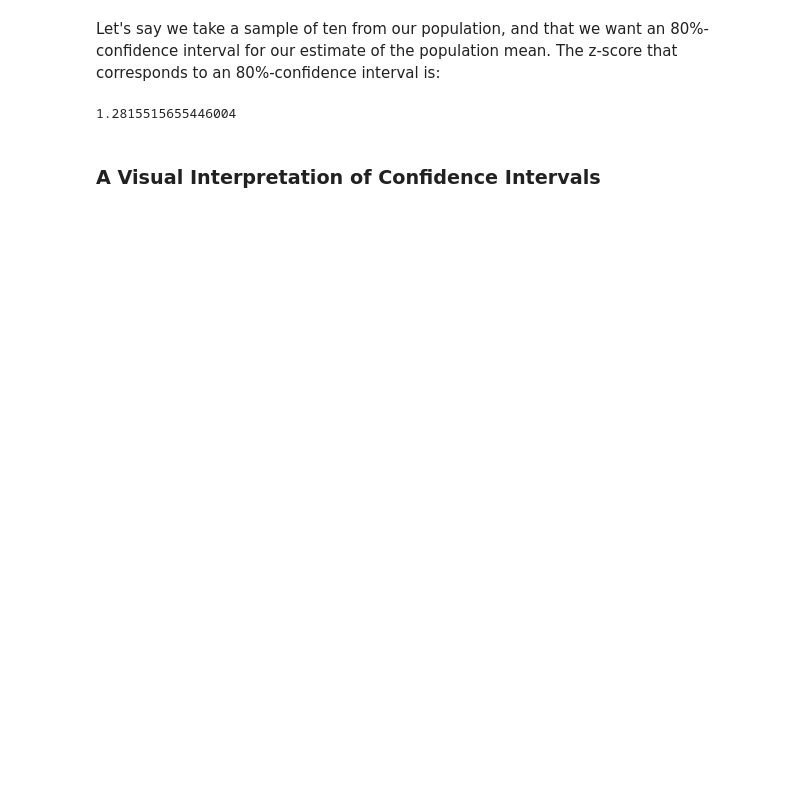
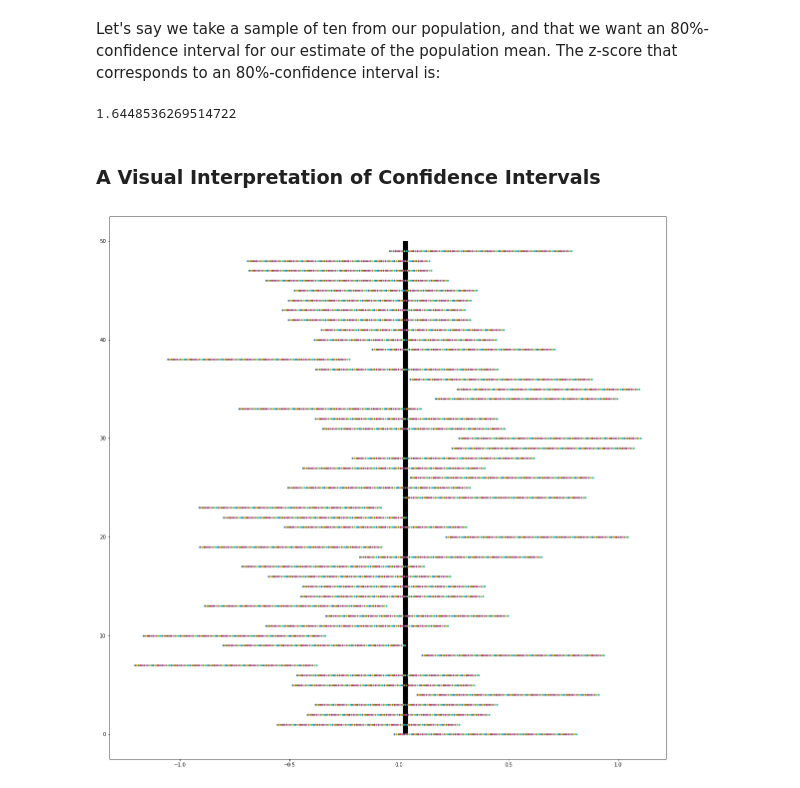
Before and after one commit to as6140/CLT-and-CIs-ds-040119, a Jupyter notebook: sampling_the_clt_and_confidence_intervals.ipynb, the cells around one changed output. Saved outputs shown, nothing was run; the diff lists cells and outputs as text; code cells hidden in the pictures; blank space fills up the shorter version.

Commit message:
add confidence interval lecture updates

```diff
--- a/sampling_the_clt_and_confidence_intervals.ipynb
+++ b/sampling_the_clt_and_confidence_intervals.ipynb
@@ -182,9 +193,18 @@ pop = set(stats.norm.rvs(size=1000))
 # %% [markdown]
 Let's say we take a sample of ten from our population, and that we want an 80%-confidence interval for our estimate of the population mean. The z-score that corresponds to an 80%-confidence interval is:
-# %%
-conf = stats.norm.ppf(0.9) # Why 0.9 here?
-conf
-# %% [output]
-1.2815515655446004
+# %%
+
+conf = stats.norm.ppf(0.95) # Why 0.9 here? BECAUSE WE WANT A TWO-TAILED TEST,
+                            # so WE WANT 10% Excluded on the right,
+                                # and 10% excluded on the left
+conf #REPRESENTS z-Score
+
+#80% CI -> conf = stats.norm.ppf(0.90) ##since we want 10% left out on each side of interval
+#90% CI -> conf = stats.norm.ppf(0.95) #since we want 5% left out on each side of interval
+#95% CI -> conf = stats.norm.ppf(0.975) #since we want 2.5% left out on each side of interval
+                        #the number used here is indicative of what to leave out of 1 tail,
+                        #but will later be applied to both our x_min & x_max interval calculation
+# %% [output]
+1.6448536269514722
 # %% [markdown]
 ### A Visual Interpretation of Confidence Intervals
@@ -192,0 +211,17 @@ conf
+# %%
+# Plotting CIs
+
+intervals = []
+for j in range(50): #number of intervals
+    sample = random.sample(pop, 10) #sample size = 10
+    step = np.std(list(pop)) / np.sqrt(10) #standard error
+    x_min = np.mean(sample) - step * conf #left endpoint of interval
+    x_max = np.mean(sample) + step * conf #right endpoint of interval
+    intervals.append(np.linspace(x_min,x_max,100)) #add interval to intervals
+
+plt.figure(figsize = (20,20))
+plt.plot(intervals, range(50), '.') #plot intervals evenly and verically [x=intervals, y=range(10)]
+
+plt.vlines(np.mean(list(pop)), 0, 50, lw=10); #Vertical line should go to the top
+# %% [output]
+[figure, added]
```
Also changed, not shown: parts of 8 cells of this notebook.
